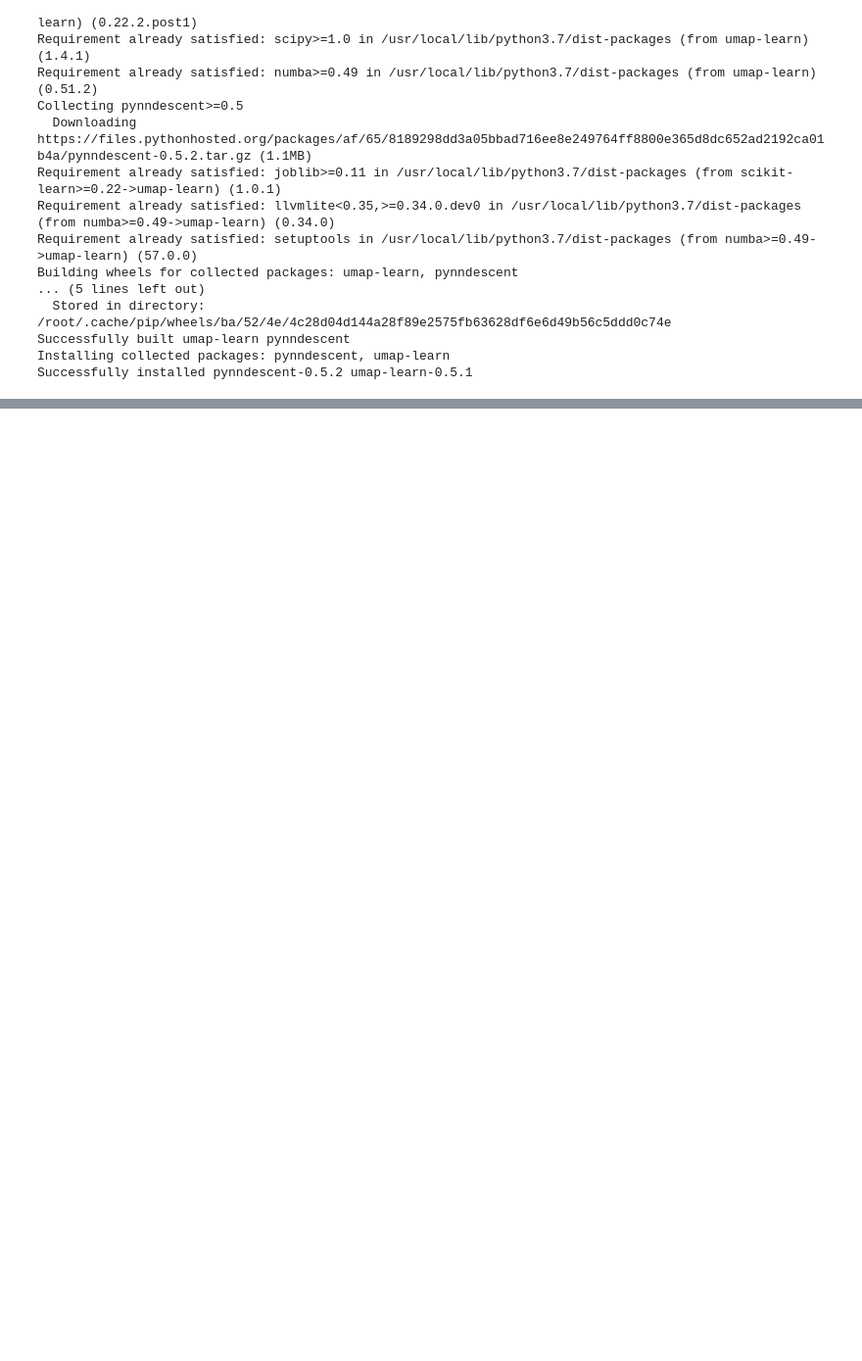
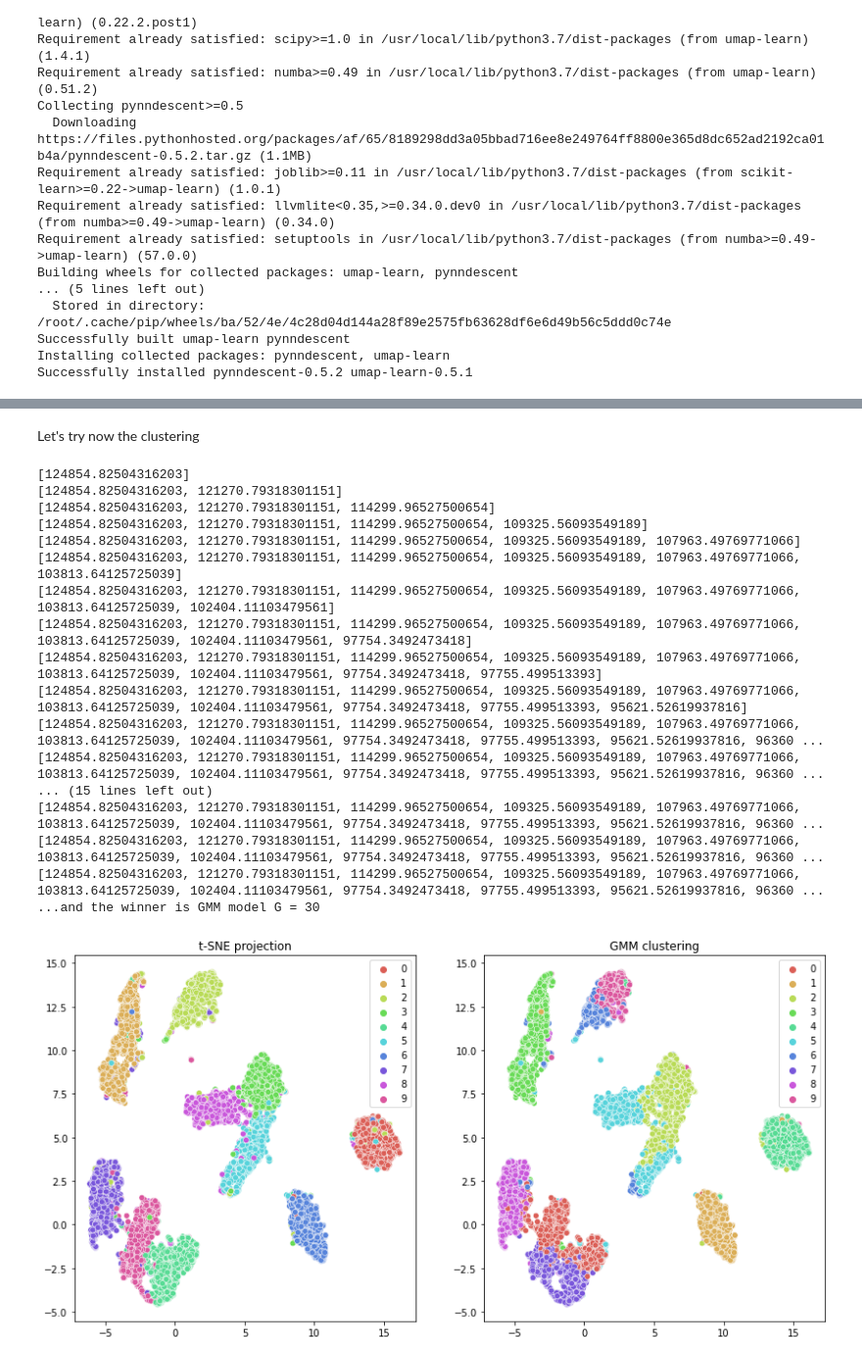
Before and after one commit to raulbenitez/IWANN21, a Jupyter notebook: MNIST_data_exploration.ipynb, the cells around one changed output, grey strips where cells are left out. Shown at 98% size. Drawn from its saved outputs; the diff is of its cells as text; code cells hidden in the pictures; blank space fills up the shorter version.

```diff
--- a/MNIST_data_exploration.ipynb
+++ b/MNIST_data_exploration.ipynb
@@ -167,0 +233,48 @@ plt.title('MNIST Embedded via UMAP');
+# %% [markdown]
+Let's try now the clustering
+# %%
+from sklearn import mixture
+
+X = embedding
+
+NMAX =30
+bic = []
+for kG in np.arange(1,NMAX+1):
+    gmm = mixture.GaussianMixture(n_components=kG,covariance_type='full').fit(X)
+    bic.append(gmm.bic(X))
+    print(bic)
+
+idx_winner = np.argmin(bic)
+print('...and the winner is GMM model G = {}'.format(idx_winner+1))
+gmm = mixture.GaussianMixture(n_components=idx_winner+1,covariance_type='full').fit(X)
+
+
+plt.figure(figsize=(14,7))
+
+ax0 = plt.subplot(1,2,1)
+sns.scatterplot(x = X[:,0], y = X[:,1], hue = y_test, palette = sns.hls_palette(10), legend = 'full');
+plt.title("t-SNE projection")
+
+ax1 = plt.subplot(1,2,2)
+sns.scatterplot(x = X[:,0], y = X[:,1], hue = y_pred_gmm, palette = sns.hls_palette(10));
+plt.title("GMM clustering")
+plt.show()
+# %% [output]
+[124854.82504316203]
+[124854.82504316203, 121270.79318301151]
+[124854.82504316203, 121270.79318301151, 114299.96527500654]
+[124854.82504316203, 121270.79318301151, 114299.96527500654, 109325.56093549189]
+[124854.82504316203, 121270.79318301151, 114299.96527500654, 109325.56093549189, 107963.49769771066]
+[124854.82504316203, 121270.79318301151, 114299.96527500654, 109325.56093549189, 107963.49769771066, 103813.64125725039]
+[124854.82504316203, 121270.79318301151, 114299.96527500654, 109325.56093549189, 107963.49769771066, 103813.64125725039, 102404.11103479561]
+[124854.82504316203, 121270.79318301151, 114299.96527500654, 109325.56093549189, 107963.49769771066, 103813.64125725039, 102404.11103479561, 97754.3492473418]
+[124854.82504316203, 121270.79318301151, 114299.96527500654, 109325.56093549189, 107963.49769771066, 103813.64125725039, 102404.11103479561, 97754.3492473418, 97755.499513393]
+[124854.82504316203, 121270.79318301151, 114299.96527500654, 109325.56093549189, 107963.49769771066, 103813.64125725039, 102404.11103479561, 97754.3492473418, 97755.499513393, 95621.52619937816]
+[124854.82504316203, 121270.79318301151, 114299.96527500654, 109325.56093549189, 107963.49769771066, 103813.64125725039, 102404.11103479561, 97754.3492473418, 97755.499513393, 95621.52619937816, 96360 ...
+[124854.82504316203, 121270.79318301151, 114299.96527500654, 109325.56093549189, 107963.49769771066, 103813.64125725039, 102404.11103479561, 97754.3492473418, 97755.499513393, 95621.52619937816, 96360 ...
+... (15 lines left out)
+[124854.82504316203, 121270.79318301151, 114299.96527500654, 109325.56093549189, 107963.49769771066, 103813.64125725039, 102404.11103479561, 97754.3492473418, 97755.499513393, 95621.52619937816, 96360 ...
+[124854.82504316203, 121270.79318301151, 114299.96527500654, 109325.56093549189, 107963.49769771066, 103813.64125725039, 102404.11103479561, 97754.3492473418, 97755.499513393, 95621.52619937816, 96360 ...
+[124854.82504316203, 121270.79318301151, 114299.96527500654, 109325.56093549189, 107963.49769771066, 103813.64125725039, 102404.11103479561, 97754.3492473418, 97755.499513393, 95621.52619937816, 96360 ...
+...and the winner is GMM model G = 30
+[figure, added]
```
Also changed, not shown: parts of 12 cells of this notebook.
